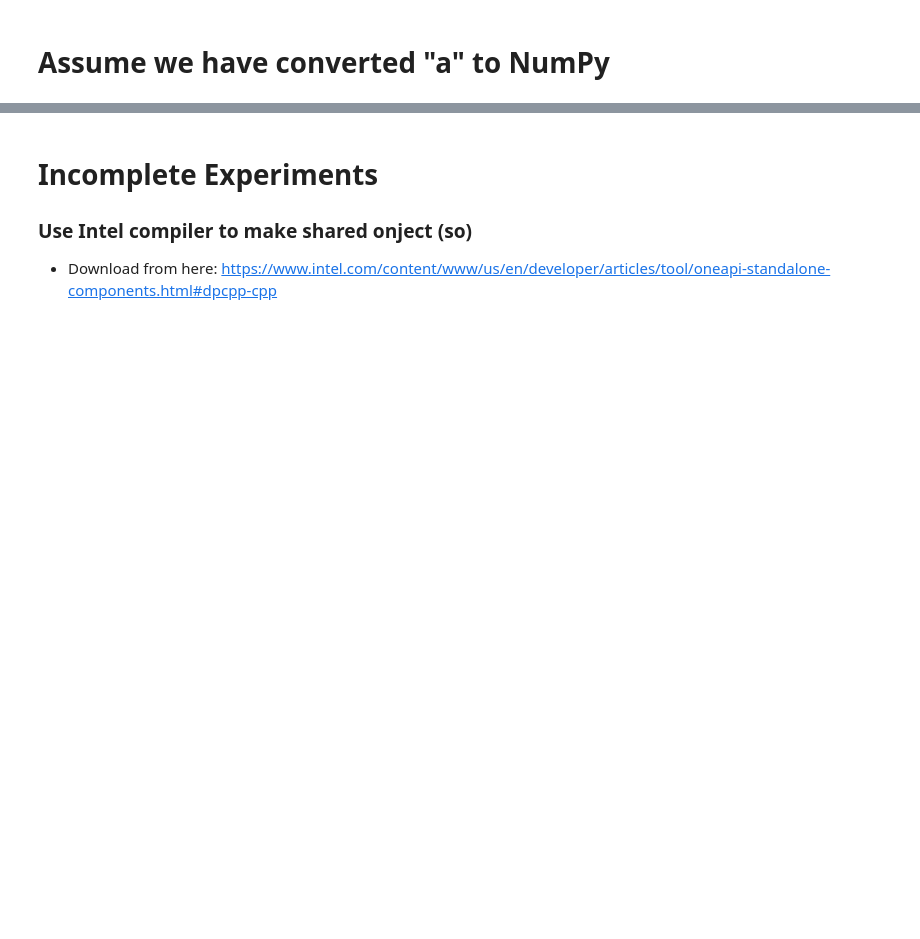
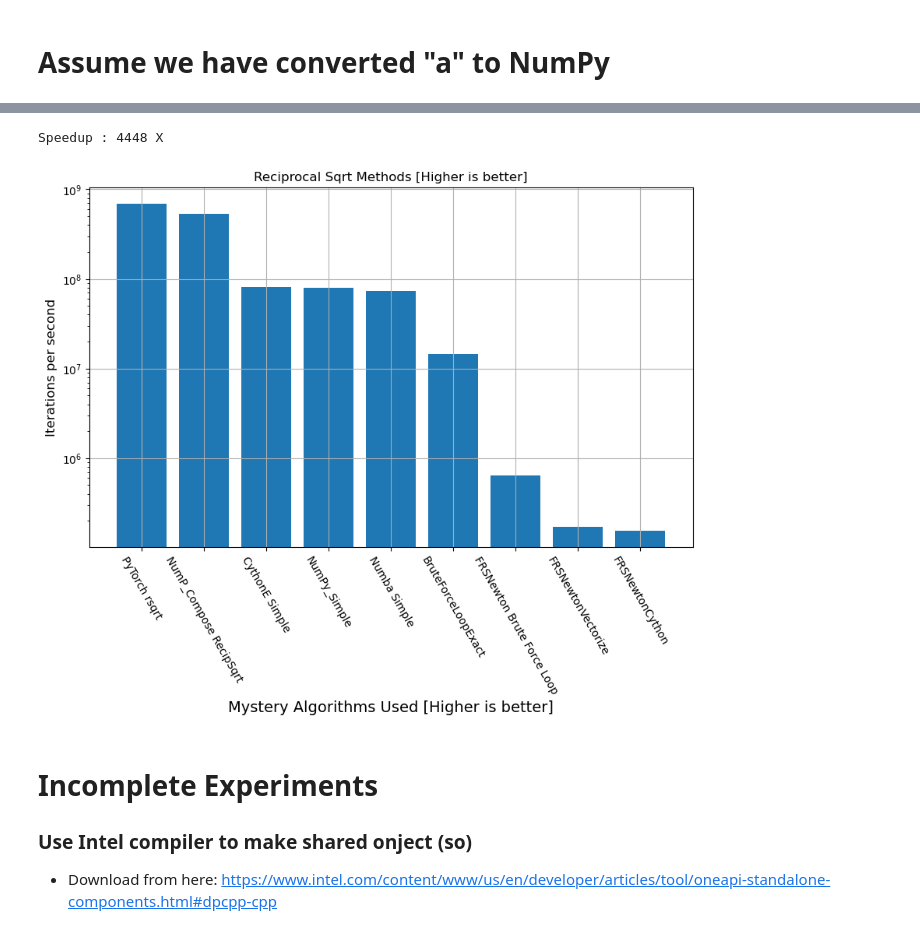
Before and after one commit to IntelSoftware/NumPy_Optimizations, a Jupyter notebook: Inverse_Sqrt.ipynb, the cells around one changed output, grey strips where cells are left out. Cells and saved outputs as stored; diff of their text form; code cells hidden in the pictures; blank space fills up the shorter version.

```diff
--- a/Inverse_Sqrt.ipynb
+++ b/Inverse_Sqrt.ipynb
@@ -227,6 +270,6 @@ a = np.array([i for i in range(1, N)])
 t1 = time.time()
 b = np.reciprocal(np.sqrt(a))
 t2 = time.time()
-timing['ExactNP_recipSqrt'] = N/(t2-t1)
+timing['NumP_Compose RecipSqrt'] = N/(t2-t1)
 print(f"elapsed {gr}{N/(t2-t1):,.1f} iter/sec{bk}")
 b[:5]  # aproximate answer
@@ -236,6 +285,6 @@ b[:5]  # aproximate answer
 t1 = time.time()
 b = a**-.5
 t2 = time.time()
-timing['ExactNP_a**-.5'] = N/(t2-t1)
+timing['NumPy_Simple'] = N/(t2-t1)
 print(f"elapsed {gr}{N/(t2-t1):,.1f} iter/sec{bk}")
 b[:5]  # aproximate answer
@@ -246,6 +302,6 @@ import torch
 t1 = time.time()
 b = torch.rsqrt(torch.tensor(a))
 t2 = time.time()
-timing['PyTorch.rsqrt'] = N/(t2-t1)
+timing['PyTorch rsqrt'] = N/(t2-t1)
 print(f"elapsed {gr}{N/(t2-t1):,.1f} iter/sec{bk}")
 b[:5]  # aproximate answer
@@ -252,27 +311,23 @@ b[:5]  # aproximate answer
-# %%
-t1 = time.time()
-b = a**-.5
-t2 = time.time()
-timing['ExactNP_a**-.5'] = N/(t2-t1)
-print(f"elapsed {gr}{N/(t2-t1):,.1f} iter/sec{bk}")
-b[:5]  # aproximate answer
 # %%
 %matplotlib inline
 import matplotlib.pyplot as plt
 plt.figure(figsize=(10,6))
 plt.title("Reciprocal Sqrt Methods [Higher is better]")
 plt.ylabel("Iterations per second",fontsize=12)
-plt.xlabel("Mystery Alogorithms Used [Higher is better]",fontsize=14)
+plt.xlabel("Mystery Algorithms Used [Higher is better]",fontsize=14)
 plt.grid(True)
 plt.yscale('log')
 plt.xticks(rotation=-60)
 timingH = dict(sorted(timing.items(), key=lambda x:x[1], reverse=True))
 plt.bar(x = range(len(timingH)), height=timingH.values(), align='center', tick_label=list(timingH.keys()))
 mysteryList = [f'Mystery Algo {i+1}' for i in range(len(timingH))]
 #plt.bar(x = range(len(timingH)), height=timingH.values(), align='center', tick_label=mysteryList)
 short = min(list(timingH.values()))
 long = max(list(timingH.values()))
 print('Speedup : {:4.0f} X'.format(long/short))
+# %% [output]
+Speedup : 4448 X
+[figure, added]
 # %% [markdown]
 # Incomplete Experiments
 
```
Also changed, not shown: parts of 18 cells of this notebook.
